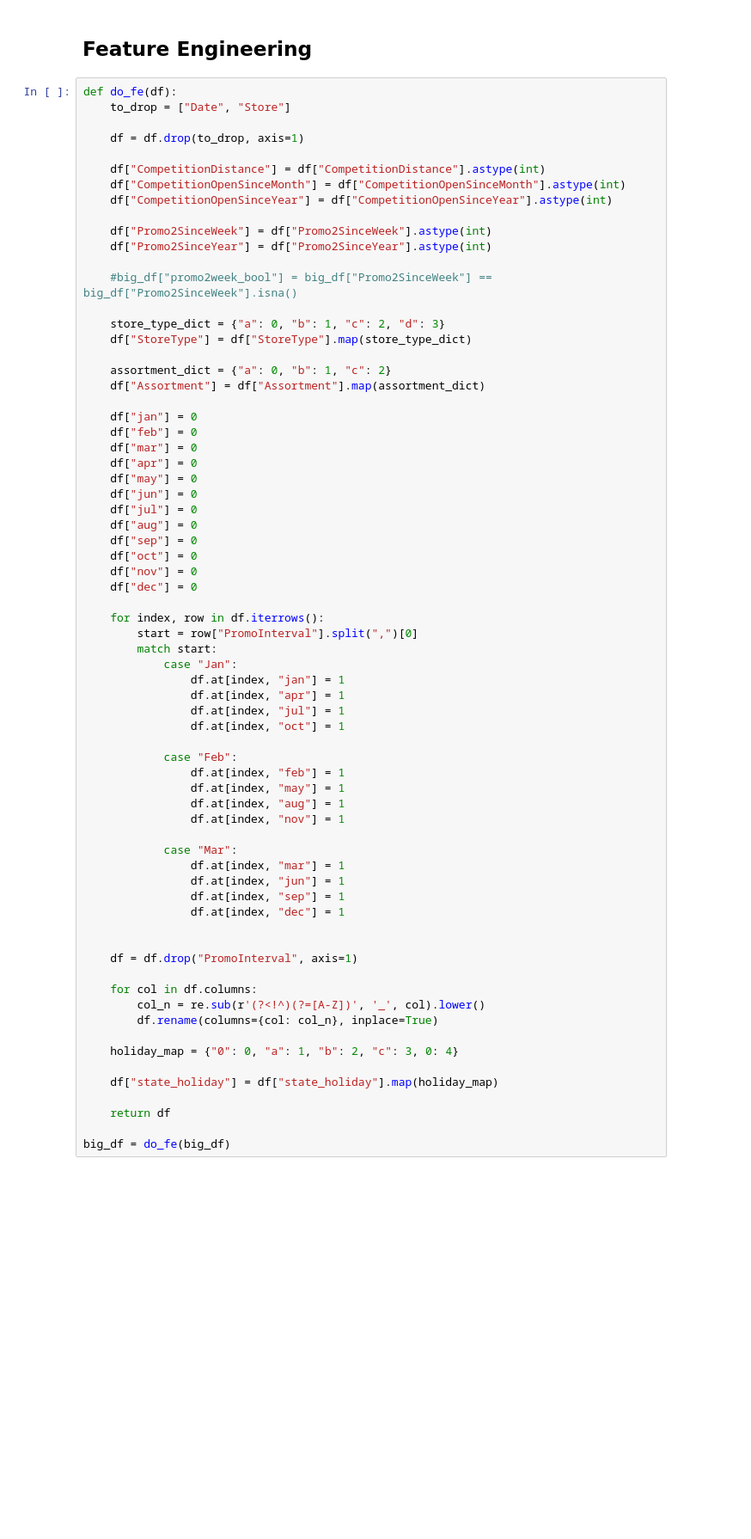
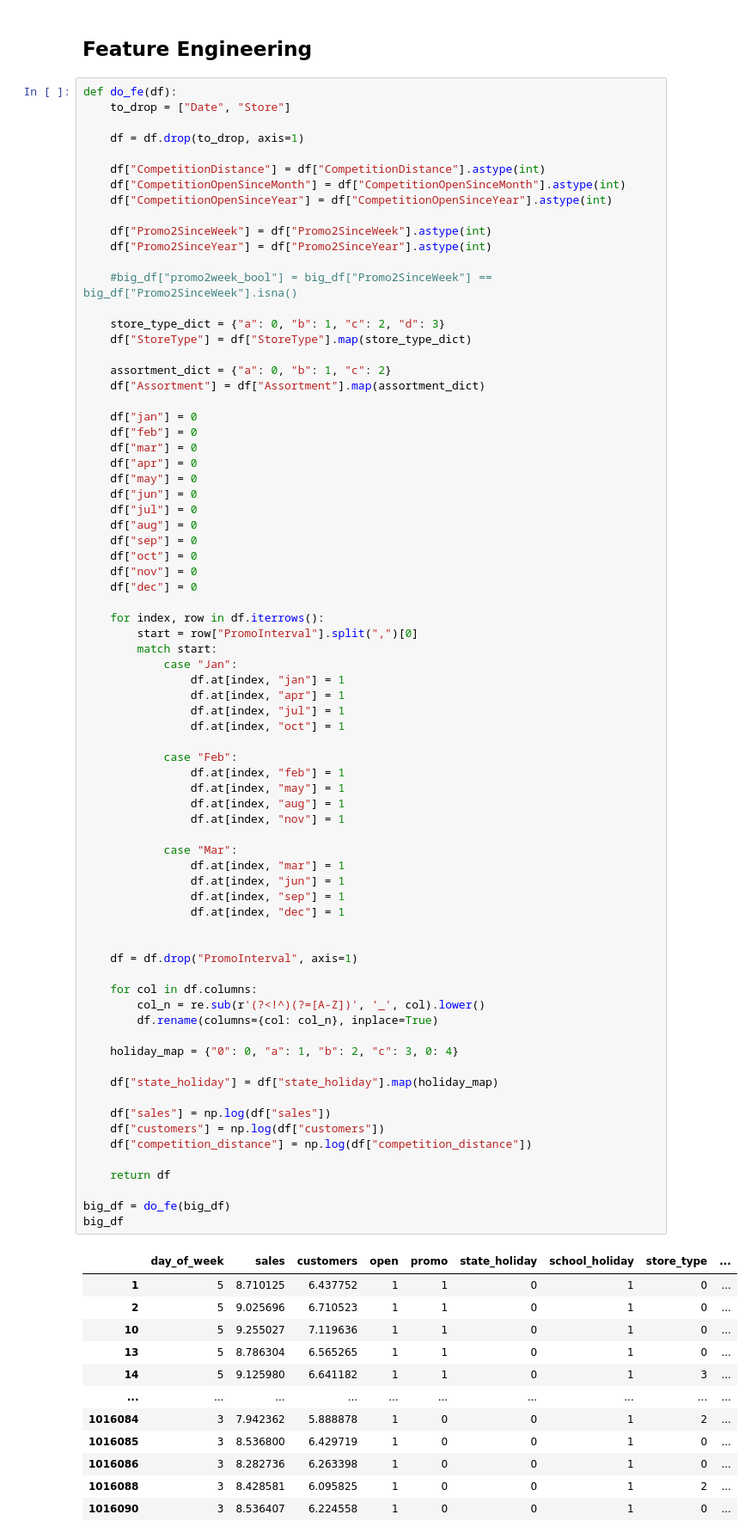
Before and after one commit to TheLoneCoderpy/rossmann_sales_prediction, a Jupyter notebook: notebook.ipynb, the cells around one changed output. Shown at 86% size. Drawn from its saved outputs; the diff is of its cells as text; blank space fills up the shorter version.

```diff
--- a/notebook.ipynb
+++ b/notebook.ipynb
@@ -167,30 +185,48 @@ def do_fe(df):
                 df.at[index, "apr"] = 1
                 df.at[index, "jul"] = 1
                 df.at[index, "oct"] = 1
 
             case "Feb":
                 df.at[index, "feb"] = 1
                 df.at[index, "may"] = 1
                 df.at[index, "aug"] = 1
                 df.at[index, "nov"] = 1
 
             case "Mar":
                 df.at[index, "mar"] = 1
                 df.at[index, "jun"] = 1
                 df.at[index, "sep"] = 1
                 df.at[index, "dec"] = 1
 
 
     df = df.drop("PromoInterval", axis=1)
 
     for col in df.columns:
         col_n = re.sub(r'(?<!^)(?=[A-Z])', '_', col).lower()
         df.rename(columns={col: col_n}, inplace=True)
 
     holiday_map = {"0": 0, "a": 1, "b": 2, "c": 3, 0: 4}
 
     df["state_holiday"] = df["state_holiday"].map(holiday_map)
 
+    df["sales"] = np.log(df["sales"])
+    df["customers"] = np.log(df["customers"])
+    df["competition_distance"] = np.log(df["competition_distance"])
+
     return df
 
 big_df = do_fe(big_df)
+big_df
+# %% [output]
+|  | day_of_week | sales | customers | open | promo | state_holiday | school_holiday | store_type | ... |
+| 1 | 5 | 8.710125 | 6.437752 | 1 | 1 | 0 | 1 | 0 | ... |
+| 2 | 5 | 9.025696 | 6.710523 | 1 | 1 | 0 | 1 | 0 | ... |
+| 10 | 5 | 9.255027 | 7.119636 | 1 | 1 | 0 | 1 | 0 | ... |
+| 13 | 5 | 8.786304 | 6.565265 | 1 | 1 | 0 | 1 | 0 | ... |
+| 14 | 5 | 9.125980 | 6.641182 | 1 | 1 | 0 | 1 | 3 | ... |
+| ... | ... | ... | ... | ... | ... | ... | ... | ... | ... |
+| 1016084 | 3 | 7.942362 | 5.888878 | 1 | 0 | 0 | 1 | 2 | ... |
+| 1016085 | 3 | 8.536800 | 6.429719 | 1 | 0 | 0 | 1 | 0 | ... |
+| 1016086 | 3 | 8.282736 | 6.263398 | 1 | 0 | 0 | 1 | 0 | ... |
+| 1016088 | 3 | 8.428581 | 6.095825 | 1 | 0 | 0 | 1 | 2 | ... |
+| 1016090 | 3 | 8.536407 | 6.224558 | 1 | 0 | 0 | 1 | 0 | ... |
```
Also changed, not shown: parts of 11 cells of this notebook, 3 other files.
